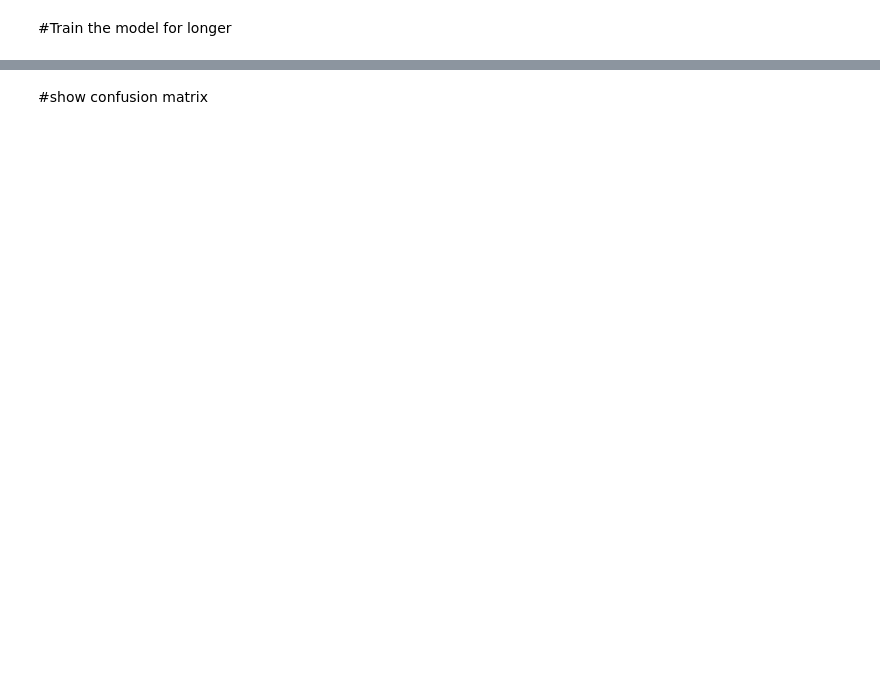
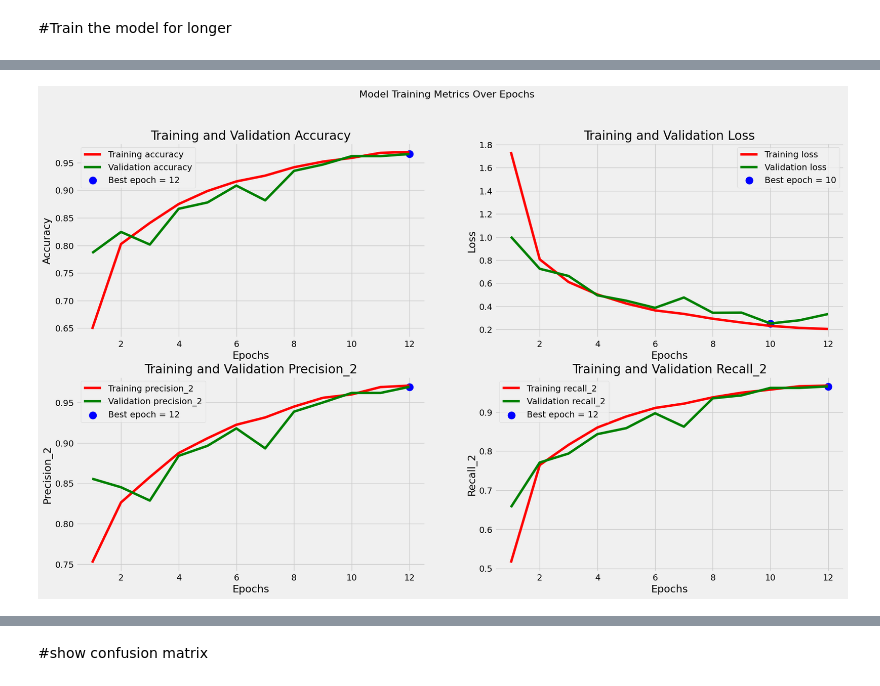
Before and after one commit to Tawhid-Mahmud/Brain-Tumor-Classification, a Jupyter notebook: headstarter_accelerator_ai_project_2__brain_tumor_classification.ipynb, the cells around one changed output, grey strips where cells are left out. Drawn from its saved outputs; the diff is of its cells as text; code cells hidden in the pictures; blank space fills up the shorter version.

Commit message:
Added bar chart, prediction label, prediction accuracy, trained model for longer epoch. Both models show better training results

```diff
--- a/headstarter_accelerator_ai_project_2__brain_tumor_classification.ipynb
+++ b/headstarter_accelerator_ai_project_2__brain_tumor_classification.ipynb
@@ -65,4 +105,4 @@ from tensorflow.keras.preprocessing.image import ImageDataGenerator
 # %%
-valid_df, ts_df = train_test_split(ts_df, test_size=0.5, stratify=ts_df['Class'])
+valid_df, ts_df = train_test_split(ts_df, test_size=0.8, stratify=ts_df['Class'])
 # %%
 valid_df
@@ -73,5 +141,5 @@ test different batch sizes 16,32,34,128
 # %%
-batch_size = 32
+batch_size = 64
 
 #resize images to same size
 img_size = (299, 299)
@@ -151,4 +228,4 @@ model.compile(Adamax(learning_rate=0.001),
               Precision(),
               Recall()])
 # %%
-hist = model.fit(tr_gen, epochs=5, validation_data=valid_gen)
+hist = model.fit(tr_gen, epochs=8, validation_data=valid_gen)
@@ -331,4 +479,4 @@ cnn_model.summary()
 # %% [markdown]
 #Train the model for longer
 # %%
-history = cnn_model.fit(tr_gen, epochs=8, validation_data=valid_gen)
+history = cnn_model.fit(tr_gen, epochs=12, validation_data=valid_gen)
@@ -335,39 +487,41 @@ history = cnn_model.fit(tr_gen, epochs=8, validation_data=valid_gen)
 # %%
 # Get training and validation metrics from history
-metrics = ['accuracy', 'loss', 'precision_1', 'recall_1']
+metrics = ['accuracy', 'loss', 'precision_2', 'recall_2']
 tr_metrics = {m: history.history [m] for m in metrics}
 val_metrics = {m: history.history[f'val_{m}'] for m in metrics}
 
 # Find best epochs and values
 best_epochs = {}
 best_values = {}
 for m in metrics:
   if m == 'loss':
     idx = np.argmin (val_metrics [m])
   else:
     idx = np.argmax (val_metrics [m])
   best_epochs [m] = idx + 1
   best_values [m] = val_metrics [m] [idx]
 # Plot metrics
 plt.figure(figsize=(20, 12))
 plt.style.use('fivethirtyeight')
 
 for i, metric in enumerate (metrics, 1):
   plt.subplot(2, 2, i)
   epochs = range (1, len(tr_metrics [metric]) + 1)
 
   plt.plot(epochs, tr_metrics [metric], 'r', label=f'Training {metric}')
   plt.plot(epochs, val_metrics [metric], 'g', label=f'Validation {metric}')
   plt.scatter(best_epochs [metric], best_values [metric], s=150, c='blue',
               label=f'Best epoch = {best_epochs [metric]}')
   plt.title(f'Training and Validation {metric.title()}')
   plt.xlabel('Epochs')
   plt.ylabel(metric.title())
   plt.legend()
   plt.grid(True)
 
 plt.suptitle( 'Model Training Metrics Over Epochs', fontsize=16)
 plt.show()
+# %% [output]
+[figure, added]
 # %%
 train_score = cnn_model.evaluate(tr_gen, verbose=1)
 valid_score = cnn_model.evaluate(valid_gen, verbose=1)
```
Also changed, not shown: parts of 31 cells of this notebook.
